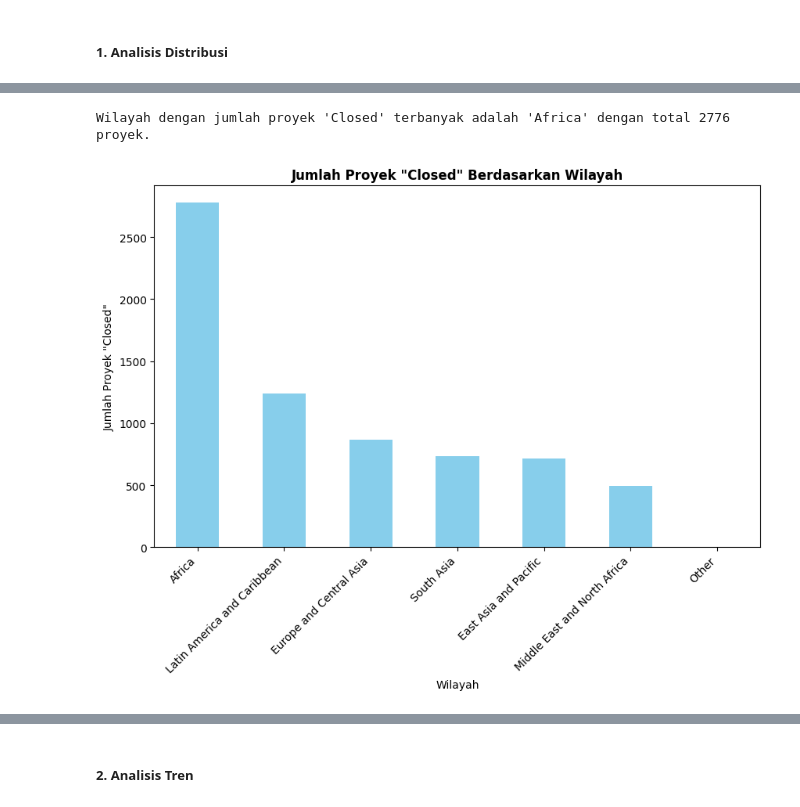
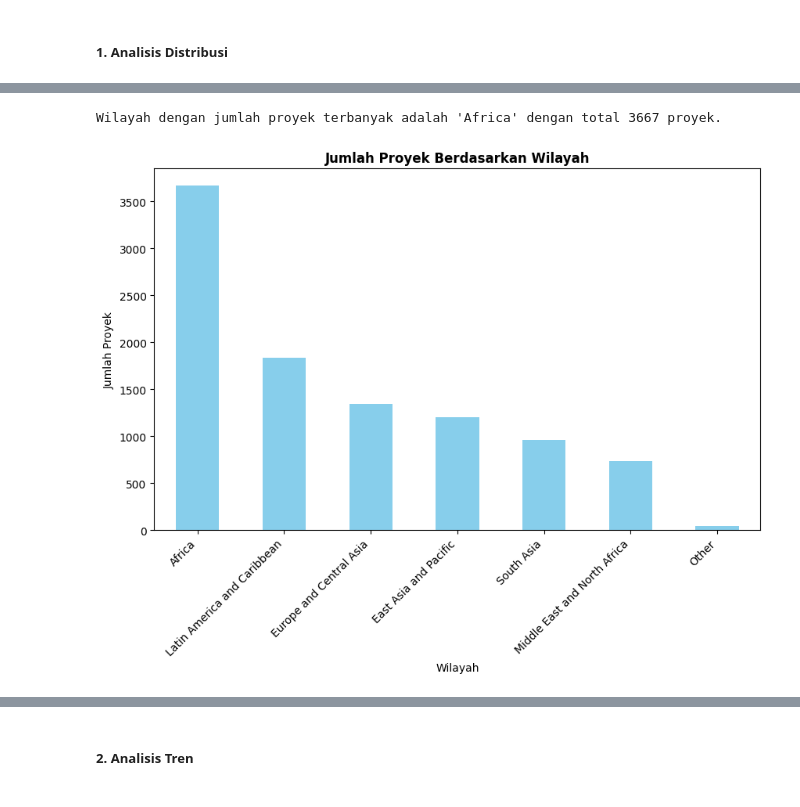
Before and after one commit to putridia/mini_project, a Jupyter notebook: app.ipynb, the cells around one changed output, grey strips where cells are left out. Drawn from its saved outputs; the diff is of its cells as text; code cells hidden in the pictures.

```diff
--- a/app.ipynb
+++ b/app.ipynb
@@ -2007,24 +1983,21 @@ plt.show()
 # %%
-# Filter data untuk hanya mencakup proyek-proyek dengan status "Closed"
-closed_projects = projects_data_cleaned[projects_data_cleaned['projectstatusdisplay'] == 'Closed']
+# Hitung jumlah proyek yang ada di setiap wilayah
+projects_by_region = projects_data_cleaned['regionname'].value_counts()
 
-# Hitung jumlah proyek yang ada di setiap wilayah
-closed_projects_by_region = closed_projects['regionname'].value_counts()
+# Tampilkan wilayah dengan jumlah proyek terbanyak
+most_projects_region = projects_by_region.idxmax()
+num_projects = projects_by_region.max()
 
-# Tampilkan wilayah dengan jumlah proyek "Closed" terbanyak
-most_closed_region = closed_projects_by_region.idxmax()
-num_closed_projects = closed_projects_by_region.max()
-
-print(f"Wilayah dengan jumlah proyek 'Closed' terbanyak adalah '{most_closed_region}' dengan total {num_closed_projects} proyek.")
+print(f"Wilayah dengan jumlah proyek terbanyak adalah '{most_projects_region}' dengan total {num_projects} proyek.")
 
 # Visualisasi data
 plt.figure(figsize=(10, 6))
-closed_projects_by_region.plot(kind='bar', color='skyblue')
-plt.title('Jumlah Proyek "Closed" Berdasarkan Wilayah', fontweight='bold')
+projects_by_region.plot(kind='bar', color='skyblue')
+plt.title('Jumlah Proyek Berdasarkan Wilayah', fontweight='bold')
 plt.xlabel('Wilayah')
-plt.ylabel('Jumlah Proyek "Closed"')
+plt.ylabel('Jumlah Proyek')
 plt.xticks(rotation=45, ha='right')
 plt.show()
 # %% [output]
-Wilayah dengan jumlah proyek 'Closed' terbanyak adalah 'Africa' dengan total 2776 proyek.
+Wilayah dengan jumlah proyek terbanyak adalah 'Africa' dengan total 3667 proyek.
-[figure, old version]
+[figure, new version]
```
Also changed, not shown: parts of 26 cells of this notebook, 4 other files.
